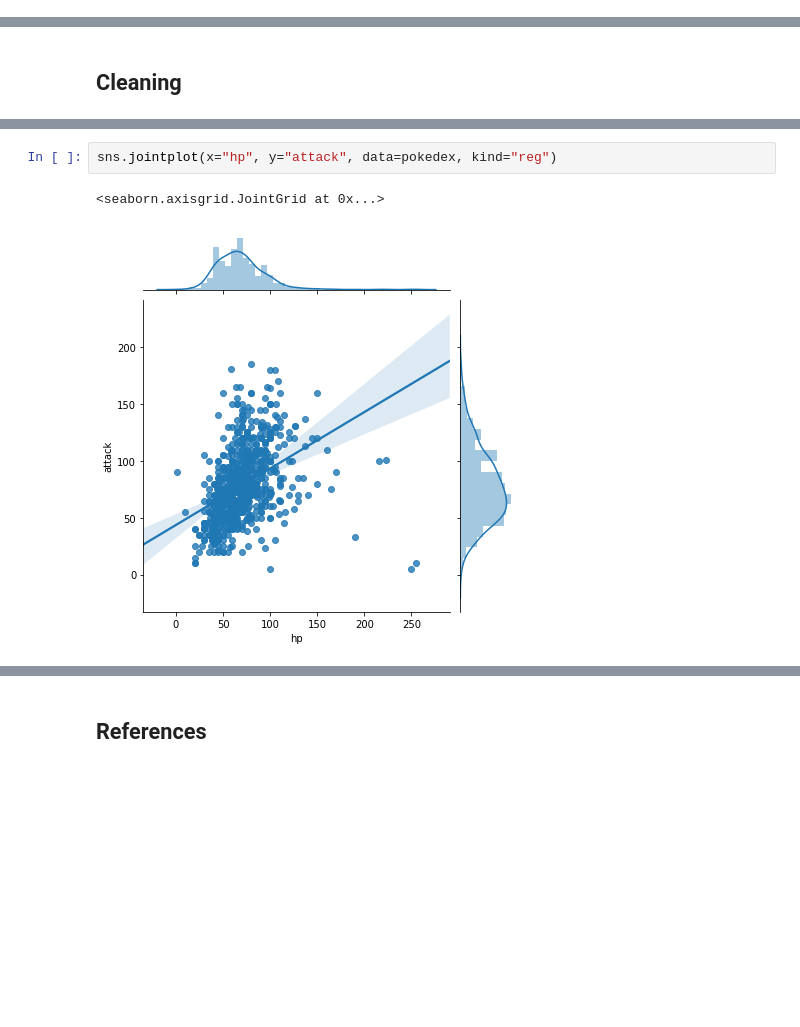
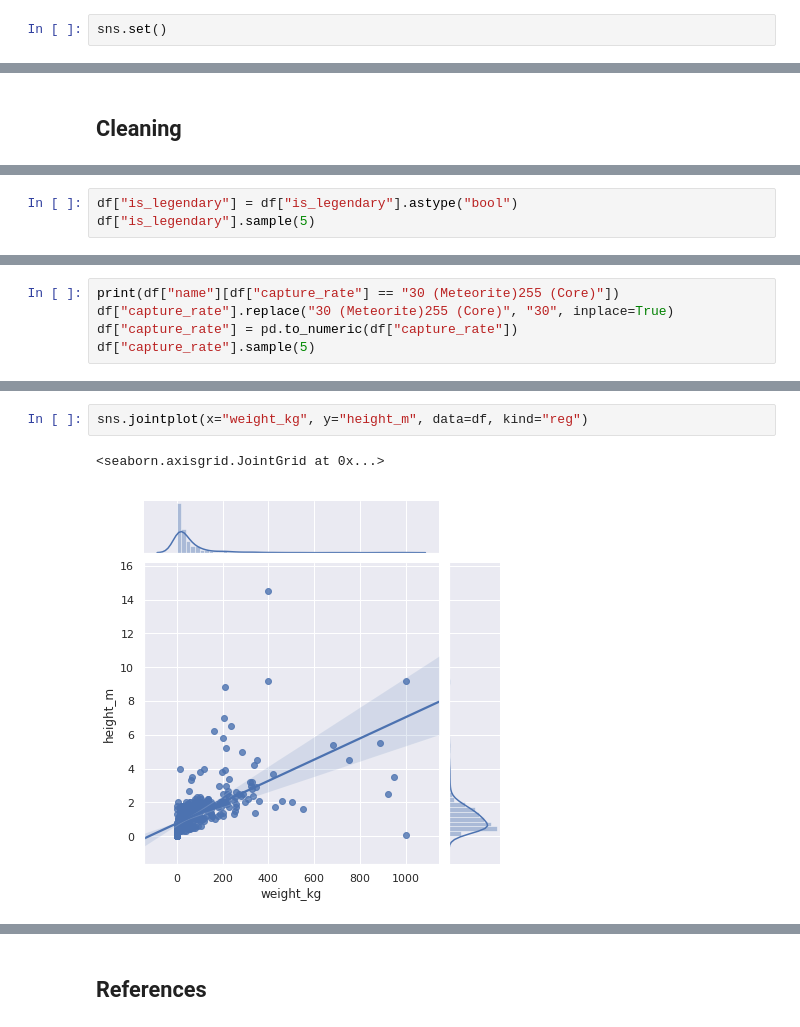
Before and after one commit to jinyeom/leuchtturm, a Jupyter notebook: Pokedex Analysis/Pokedex Analysis.ipynb, the cells around one changed output, grey strips where cells are left out. Saved outputs shown, nothing was run; the diff lists cells and outputs as text; blank space fills up the shorter version.

Commit message:
some progress on EDA and visualization

```diff
--- a/Pokedex Analysis/Pokedex Analysis.ipynb
+++ b/Pokedex Analysis/Pokedex Analysis.ipynb
@@ -27,0 +31,2 @@ In this notebook, we're going to explore the [Pokedex dataset](https://www.kaggl
+# %%
+sns.set()
@@ -94,0 +102,3 @@ weight_kg missing count: 0
+# %%
+df["is_legendary"] = df["is_legendary"].astype("bool")
+df["is_legendary"].sample(5)
@@ -94,0 +120,5 @@ weight_kg missing count: 0
+# %%
+print(df["name"][df["capture_rate"] == "30 (Meteorite)255 (Core)"])
+df["capture_rate"].replace("30 (Meteorite)255 (Core)", "30", inplace=True)
+df["capture_rate"] = pd.to_numeric(df["capture_rate"])
+df["capture_rate"].sample(5)
@@ -122,5 +196,5 @@ plt.show()
 # %%
-sns.jointplot(x="hp", y="attack", data=pokedex, kind="reg")
+sns.jointplot(x="weight_kg", y="height_m", data=df, kind="reg")
 # %% [output]
 <seaborn.axisgrid.JointGrid at 0x...>
-[figure, old version]
+[figure, new version]
```
Also changed, not shown: parts of 34 cells of this notebook, 2 other files.
